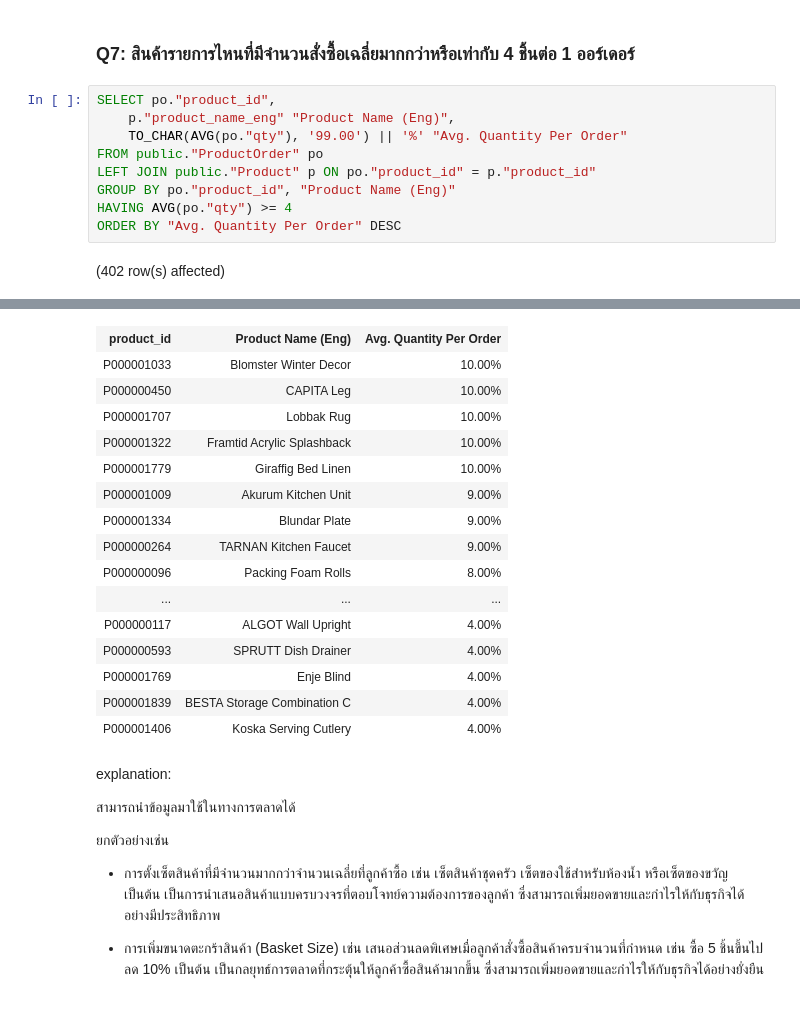
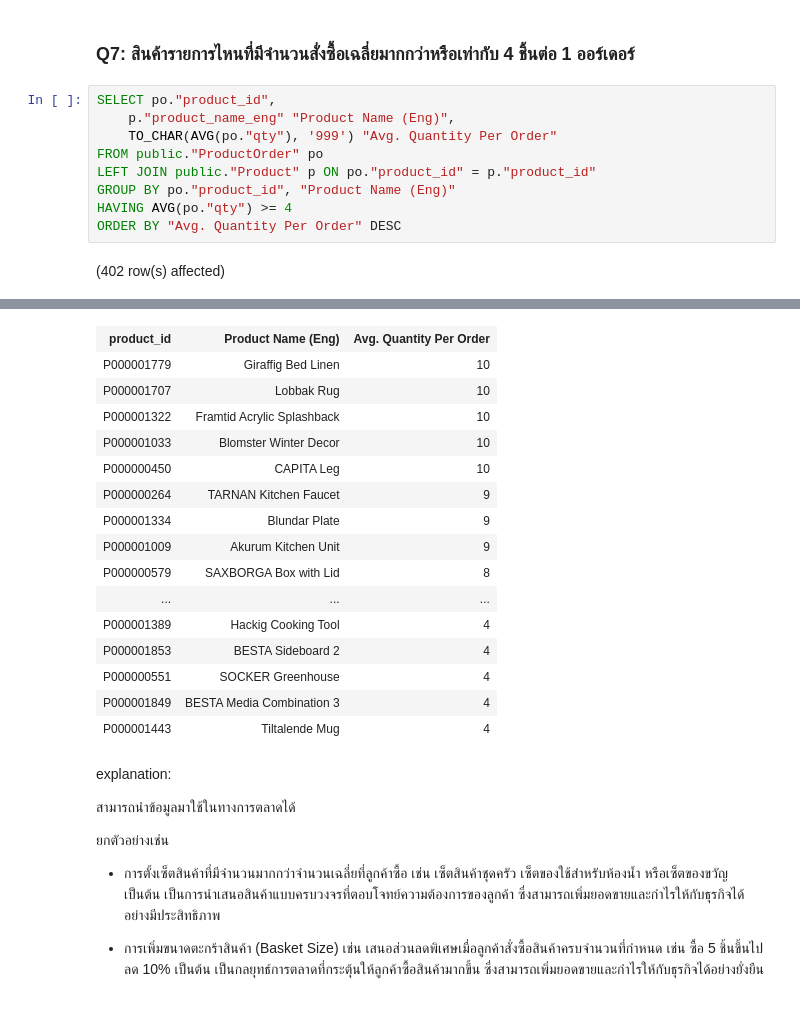
Before and after one commit to punnnnnnnnn/DB-IKEA, a Jupyter notebook: report-db-ikea-hk.ipynb, the cells around one changed output, grey strips where cells are left out. Drawn from its saved outputs; the diff is of its cells as text.

```diff
--- a/report-db-ikea-hk.ipynb
+++ b/report-db-ikea-hk.ipynb
@@ -420,7 +420,7 @@ explanation:
 # %%
 SELECT po."product_id",
     p."product_name_eng" "Product Name (Eng)",
-    TO_CHAR(AVG(po."qty"), '99.00') || '%' "Avg. Quantity Per Order"
+    TO_CHAR(AVG(po."qty"), '999') "Avg. Quantity Per Order"
 FROM public."ProductOrder" po
 LEFT JOIN public."Product" p ON po."product_id" = p."product_id"
 GROUP BY po."product_id", "Product Name (Eng)"
@@ -432,19 +432,19 @@ Total execution time: 00:00:00.009
 | product_id | Product Name (Eng) | Avg. Quantity Per Order |
-| P000001033 | Blomster Winter Decor | 10.00% |
-| P000000450 | CAPITA Leg | 10.00% |
-| P000001707 | Lobbak Rug | 10.00% |
-| P000001322 | Framtid Acrylic Splashback | 10.00% |
-| P000001779 | Giraffig Bed Linen | 10.00% |
-| P000001009 | Akurum Kitchen Unit | 9.00% |
-| P000001334 | Blundar Plate | 9.00% |
-| P000000264 | TARNAN Kitchen Faucet | 9.00% |
-| P000000096 | Packing Foam Rolls | 8.00% |
+| P000001779 | Giraffig Bed Linen | 10 |
+| P000001707 | Lobbak Rug | 10 |
+| P000001322 | Framtid Acrylic Splashback | 10 |
+| P000001033 | Blomster Winter Decor | 10 |
+| P000000450 | CAPITA Leg | 10 |
+| P000000264 | TARNAN Kitchen Faucet | 9 |
+| P000001334 | Blundar Plate | 9 |
+| P000001009 | Akurum Kitchen Unit | 9 |
+| P000000579 | SAXBORGA Box with Lid | 8 |
 | ... | ... | ... |
-| P000000117 | ALGOT Wall Upright | 4.00% |
-| P000000593 | SPRUTT Dish Drainer | 4.00% |
-| P000001769 | Enje Blind | 4.00% |
-| P000001839 | BESTA Storage Combination C | 4.00% |
-| P000001406 | Koska Serving Cutlery | 4.00% |
+| P000001389 | Hackig Cooking Tool | 4 |
+| P000001853 | BESTA Sideboard 2 | 4 |
+| P000000551 | SOCKER Greenhouse | 4 |
+| P000001849 | BESTA Media Combination 3 | 4 |
+| P000001443 | Tiltalende Mug | 4 |
 # %% [markdown]
 explanation:
 
```
Also changed, not shown: parts of 1 cell of this notebook.
